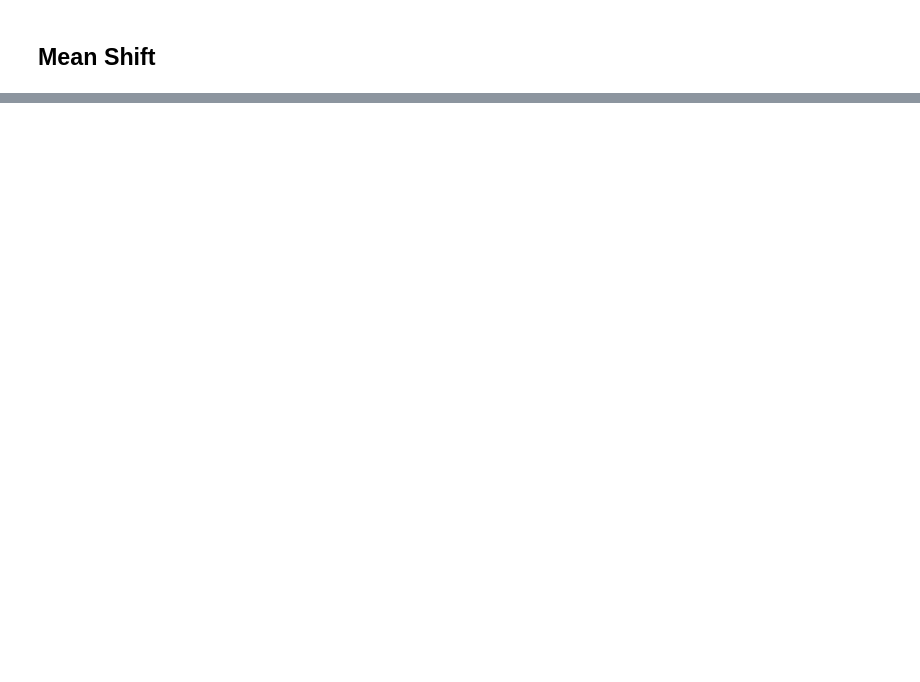
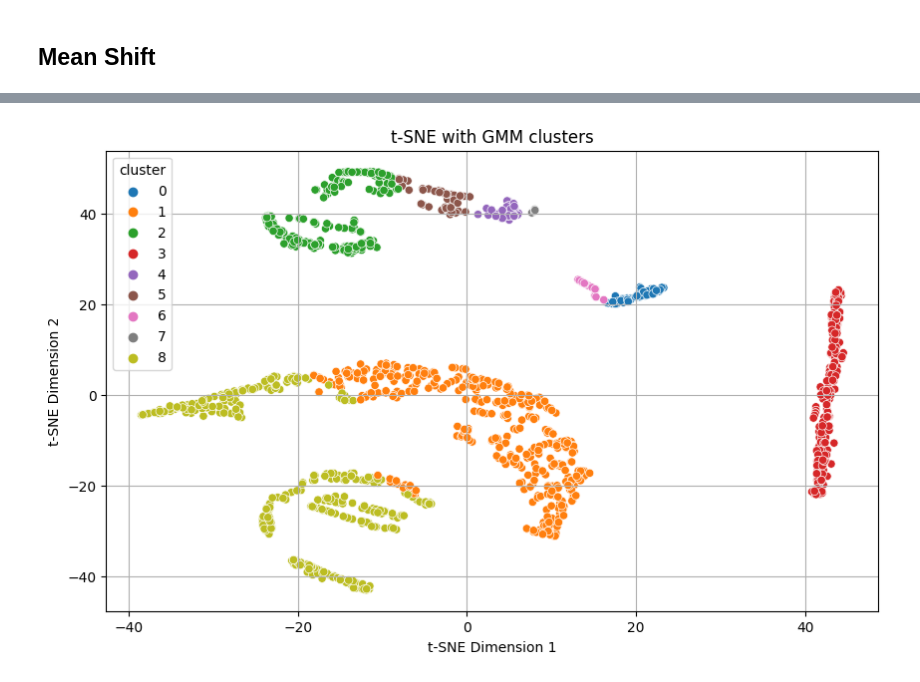
Before and after one commit to xxkaro/GameOfThrones-Clustering, a Jupyter notebook: AM/AM_final.ipynb, the cells around one changed output, grey strips where cells are left out. Drawn from its saved outputs; the diff is of its cells as text; code cells hidden in the pictures; blank space fills up the shorter version.

```diff
--- a/AM/AM_final.ipynb
+++ b/AM/AM_final.ipynb
@@ -394,0 +357,12 @@ plt.show()
+# %%
+from sklearn.model_selection import GridSearchCV
+from sklearn.metrics import mean_squared_error, make_scorer
+
+param_grid = {
+    'n_components': np.arange(1, 10),
+    'covariance_type': ['spherical', 'tied', 'diag', 'full'],
+    'tol': [1e-3, 1e-4, 1e-5]
+}
+
+grid_search = GridSearchCV(estimator=gmm, param_grid=param_grid, cv=5)
+grid_search.fit(df)
@@ -395 +378,19 @@ plt.show()
+# %%
+tsne = TSNE(n_components=2, random_state=123)
+tsne_results = tsne.fit_transform(df)
+
+gmm = GaussianMixture(n_components=9, covariance_type='spherical', tol=0.00001, random_state=123)
+gmm.fit(df)
+df['cluster'] = gmm.predict(df)
+
+plt.figure(figsize=(10, 6))
+sns.scatterplot(x=tsne_results[:, 0], y=tsne_results[:, 1], hue=df['cluster'], palette='tab10', legend='full')
+
+plt.title('t-SNE with GMM clusters')
+plt.xlabel('t-SNE Dimension 1')
+plt.ylabel('t-SNE Dimension 2')
+plt.grid()
+plt.show()
+# %% [output]
+[figure, added]
 # %%
```
Also changed, not shown: parts of 18 cells of this notebook.
